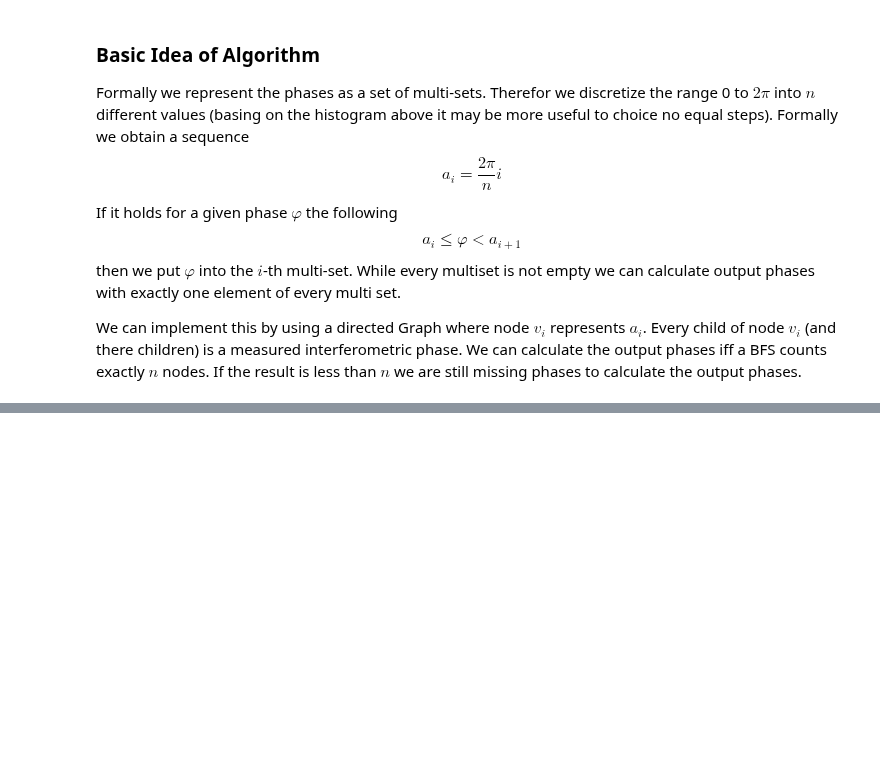
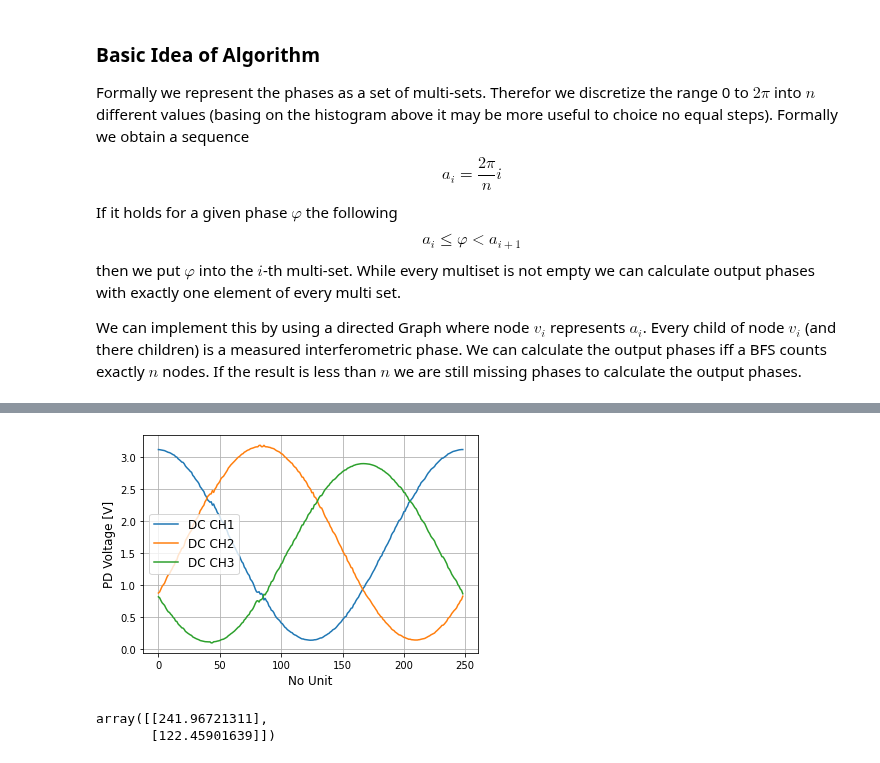
Before and after one commit to bilaljo/MiniPTI, a Jupyter notebook: notebooks/pti.ipynb, the cells around one changed output, grey strips where cells are left out. Drawn from its saved outputs; the diff is of its cells as text; code cells hidden in the pictures; blank space fills up the shorter version.

```diff
--- a/notebooks/pti.ipynb
+++ b/notebooks/pti.ipynb
@@ -142,0 +158,37 @@ The figure shows that the model works: every node is ordered to it's best-fit va
+# %%
+phase_graph = nx.Graph()
+roots = []
+for i in range(1, n):
+    phase_graph.add_node(2 * np.pi / n * i)
+    roots.append(2 * np.pi / n * i)
+
+for i in range(len(phases)):
+    k = int(n * phases[i] / (2 * np.pi))
+    phase_graph.add_edge(i, list(phase_graph.nodes())[k])
+# %%
+def get_values(colored_nodes):
+    dc_1 = []
+    dc_2 = []
+    dc_3 = []
+    phase_picked = []
+    for t in colored_nodes:
+        phase_picked.append(phases[t])
+        dc_1.append(decimation_data["DC1"][t])
+        dc_2.append(decimation_data["DC2"][t])
+        dc_3.append(decimation_data["DC3"][t])
+    return dc_1, dc_2, dc_3, phase_picked
+
+colored_nodes = color_nodes(G=phase_graph, root_node=0, roots=roots)
+dc_1, dc_2, dc_3, phase_picked = get_values(colored_nodes)
+
+plt.plot(range(len(colored_nodes)), dc_1, label="DC CH1")
+plt.plot(range(len(colored_nodes)), dc_2, label="DC CH2")
+plt.plot(range(len(colored_nodes)), dc_3, label="DC CH3")
+
+plt.xlabel("No Unit", fontsize=12)
+plt.ylabel("PD Voltage [V]", fontsize=12)
+plt.legend(fontsize=12)
+plt.grid()
+plt.show()
+# %% [output]
+[figure, added]
@@ -142,0 +197,20 @@ The figure shows that the model works: every node is ordered to it's best-fit va
+# %%
+output_phases = [[], []]
+for i in range(10):
+    phase_scan = PhaseScan(np.array([decimation_data["DC1"], decimation_data["DC2"], decimation_data["DC3"]]))
+    #phase_scan = PhaseScan(np.array([dc_1, dc_2, dc_3]))
+    phase_scan.set_min()
+    phase_scan.set_max()
+    phase_scan.scale_data()
+    phase_scan.calulcate_output_phases()
+    output_phases[0].append(PhaseScan.output_phases[1])
+    output_phases[1].append(PhaseScan.output_phases[2])
+    try:
+        colored_nodes = color_nodes(G=phase_graph, root_node=0, roots=roots)
+    except StopIteration:
+        break
+    dc_1, dc_2, dc_3, phase_picked = get_values(colored_nodes)
+np.array(output_phases) / np.pi * 180
+# %% [output]
+array([[241.96721311],
+       [122.45901639]])
```
Also changed, not shown: parts of 8 cells of this notebook.
